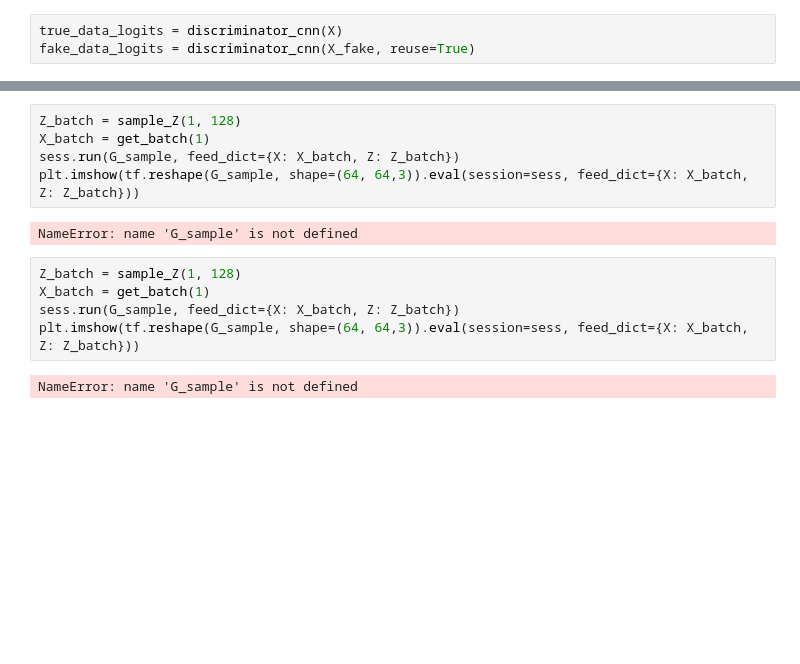
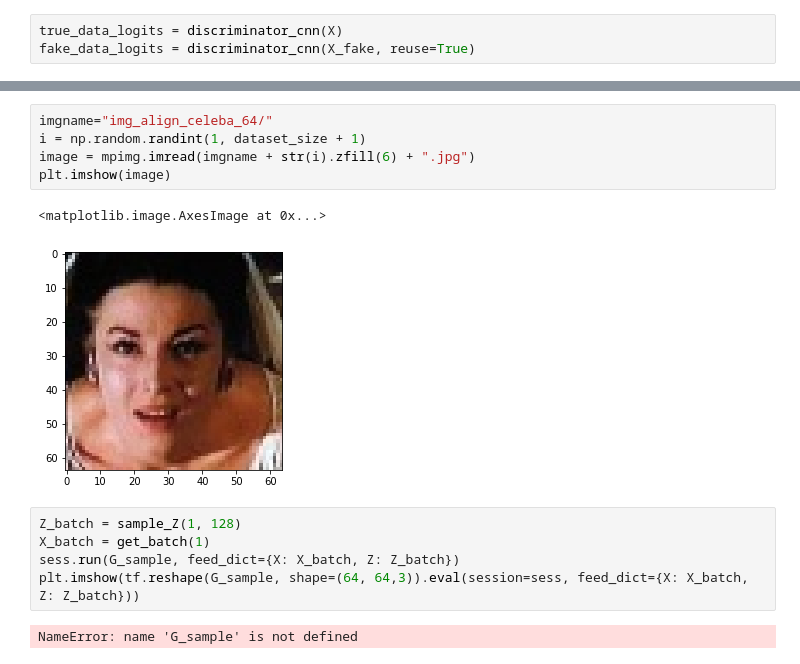
Before and after one commit to sussco/GAN-CelebFaces, a Jupyter notebook: GAN_DandG_Conv.ipynb, the cells around one changed output, grey strips where cells are left out. Drawn from its saved outputs; the diff is of its cells as text; blank space fills up the shorter version.

```diff
--- a/GAN_DandG_Conv.ipynb
+++ b/GAN_DandG_Conv.ipynb
@@ -201,3 +200,11 @@ Clipping input data to the valid range for imshow with RGB data ([0..1] for floa
+# %%
+imgname="img_align_celeba_64/"
+i = np.random.randint(1, dataset_size + 1)
+image = mpimg.imread(imgname + str(i).zfill(6) + ".jpg")
+plt.imshow(image)
+# %% [output]
+<matplotlib.image.AxesImage at 0x...>
+[figure, added]
 # %%
 Z_batch = sample_Z(1, 128)
 X_batch = get_batch(1)
@@ -205,10 +212,3 @@ sess.run(G_sample, feed_dict={X: X_batch, Z: Z_batch})
 plt.imshow(tf.reshape(G_sample, shape=(64, 64,3)).eval(session=sess, feed_dict={X: X_batch, Z: Z_batch}))
 # %% [output]
 NameError: name 'G_sample' is not defined
-# %%
-Z_batch = sample_Z(1, 128)
-X_batch = get_batch(1)
-sess.run(G_sample, feed_dict={X: X_batch, Z: Z_batch})
-plt.imshow(tf.reshape(G_sample, shape=(64, 64,3)).eval(session=sess, feed_dict={X: X_batch, Z: Z_batch}))
-# %% [output]
-NameError: name 'G_sample' is not defined
```
Also changed, not shown: parts of 7 cells of this notebook, 1 other file.
